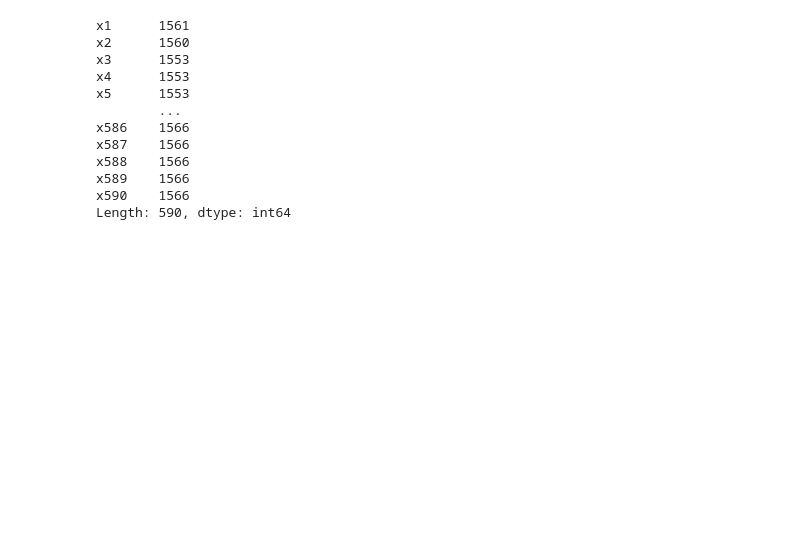
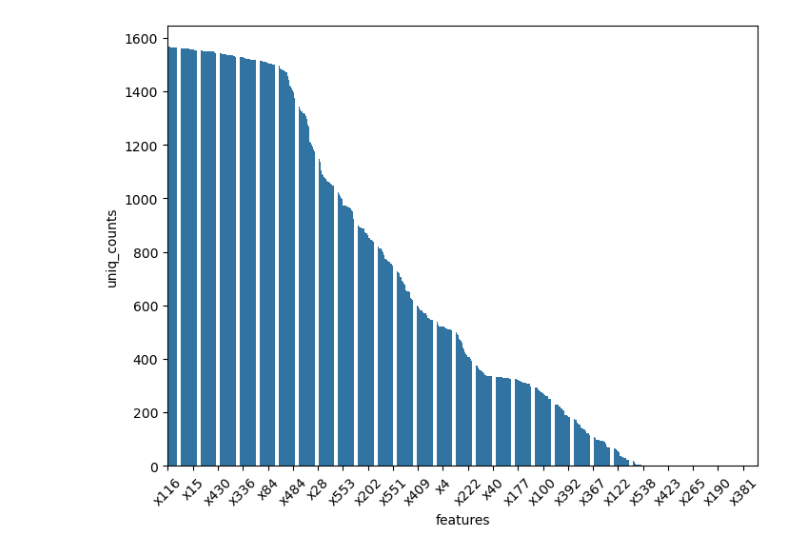
Before and after one commit to JackHuang0125/WHAT_I_DID, a Jupyter notebook: 0 Meeting/0_PAPER_0911.ipynb, the cells around one changed output. Saved outputs shown, nothing was run; the diff lists cells and outputs as text; code cells hidden in the pictures; blank space fills up the shorter version.

```diff
--- a/0 Meeting/0_PAPER_0911.ipynb
+++ b/0 Meeting/0_PAPER_0911.ipynb
@@ -53,15 +47,0 @@ plt.show()
-# %%
-X.count()
-# %% [output]
-x1      1561
-x2      1560
-x3      1553
-x4      1553
-x5      1553
-        ...
-x586    1566
-x587    1566
-x588    1566
-x589    1566
-x590    1566
-Length: 590, dtype: int64
@@ -69,0 +48,10 @@ col_val_counts = X.count()
+# %%
+uniq_counts_incl_nas = X.apply(lambda x: x.nunique(dropna=False)).sort_values(ascending=False)
+uniq_counts_incl_nas_df = uniq_counts_incl_nas.reset_index()
+uniq_counts_incl_nas_df.columns = ['features', 'uniq_counts']
+plt.figure(figsize=(8, 6))
+sns.barplot(data=uniq_counts_incl_nas_df, x='features', y='uniq_counts')
+plt.xticks(range(0, len(uniq_counts_incl_nas), 25), uniq_counts_incl_nas.index[::25], rotation=45)
+plt.show()
+# %% [output]
+[figure, added]
```
Also changed, not shown: parts of 12 cells of this notebook.
